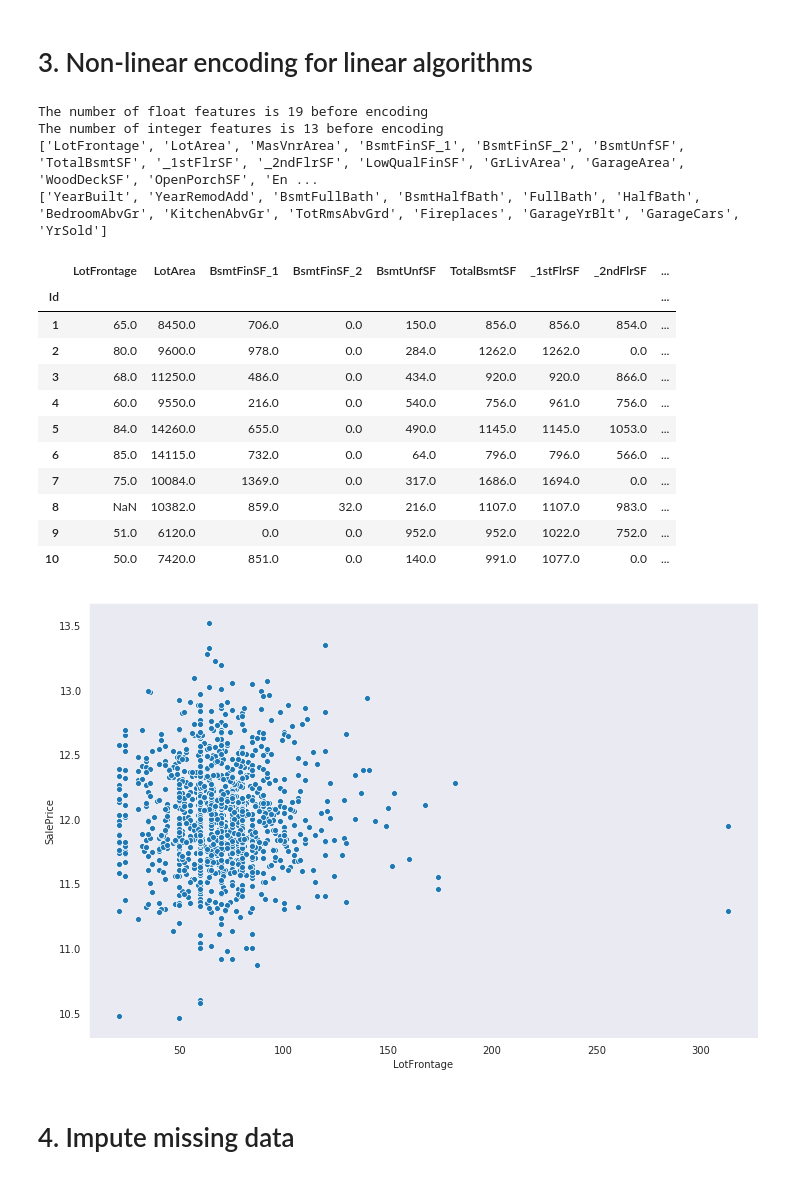
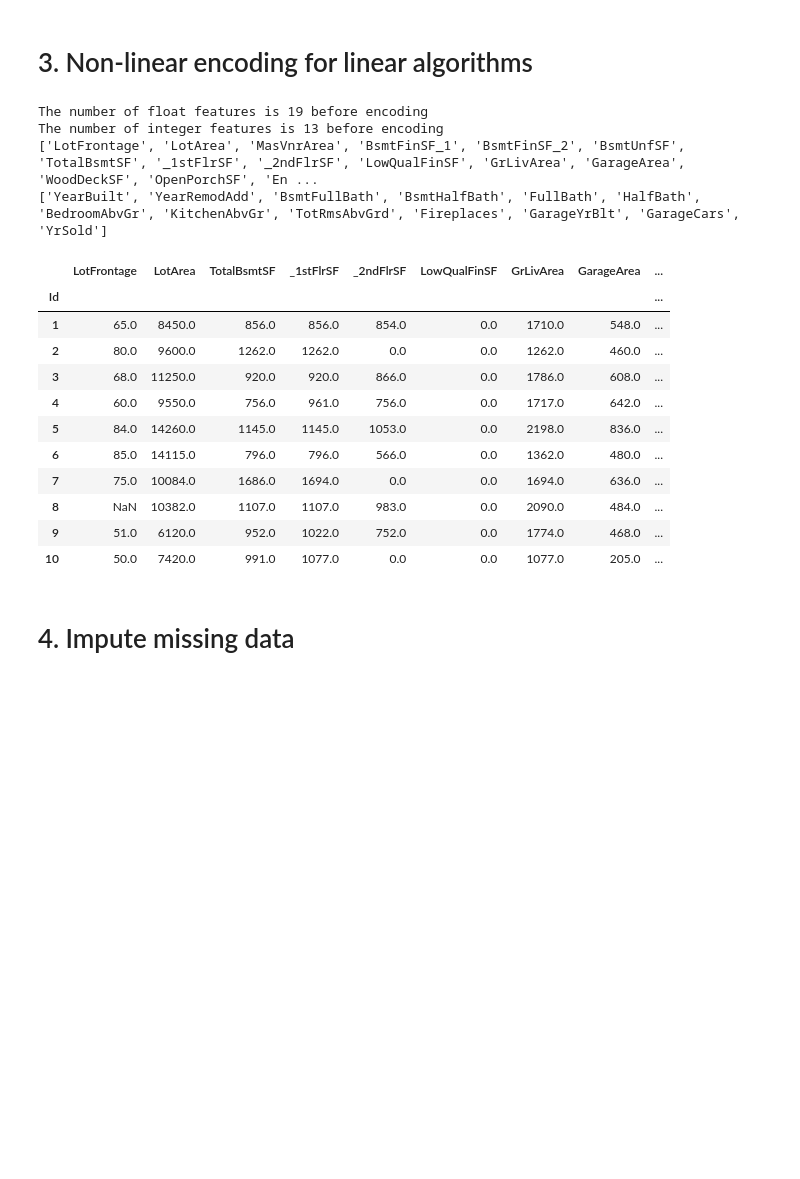
Before and after one commit to InterferencePattern/MST-housing-price-prediction, a Jupyter notebook: Scripts-James/1-FeatureEngineering_James.ipynb, the cells around one changed output. Drawn from its saved outputs; the diff is of its cells as text; code cells hidden in the pictures; blank space fills up the shorter version.

```diff
--- a/Scripts-James/1-FeatureEngineering_James.ipynb
+++ b/Scripts-James/1-FeatureEngineering_James.ipynb
@@ -292,17 +296,19 @@ print(intList)
 num_df = df[floatList + intList].copy()
 
 # LotFrontage does not have constant variance
-num_df.LotFrontage
 
 # MasVnrArea is messed up (lots of values of 0) and can probably be dropped,
 # since it probably correlates with other variables
 num_df.drop('MasVnrArea', axis = 1, inplace=True)
 
 # BsmtFinSF_1 also has lots of zeros when there's no basement. Maybe these can be separated?
+num_df.drop('BsmtFinSF_1', axis = 1, inplace=True)
 
 # BsmtFinSF_2 is unintelligible - consider deleting it
+num_df.drop('BsmtFinSF_2', axis = 1, inplace=True)
 
 # BsmtUnfSF is nonlinear
+num_df.drop("BsmtUnfSF", axis=1, inplace=True)
 
 # TotalBsmtSF looks to be linearly correlated though again, many have zeros and it's not a problem
 
@@ -317,10 +323,13 @@ num_df.drop('MasVnrArea', axis = 1, inplace=True)
 # GarageArea is essentially linear but has a bunch of zeros
 
 # WoodDeckSF is mildly linear but with tons of zeros
+num_df.drop('WoodDeckSF', axis=1, inplace=True)
 
 # OpenPorchSF is really nonlinear and many zeros, so maybe it should be dropped or boolean
+num_df.drop('OpenPorchSF', axis=1, inplace=True)
 
 # EnclosedPorch... Convert to boolean
+num_df.drop('EnclosedPorch', axis=1, inplace=True)
 
 # Definitely drop _3SsnPorch
 num_df.drop("_3SsnPorch", axis = 1, inplace=True)
@@ -339,50 +348,48 @@ num_df.drop("MiscVal", axis = 1, inplace=True)
 # YearRemodAdd is a very weak effect. Maybe useful but we should add a boolean for "wasRemodeled"
 
 # FullBath + BsmtFullBath + HalfBath + BsmtHalfBath is nicely linear
 num_df['FullBaths'] = num_df.FullBath + num_df.BsmtFullBath
 num_df['HalfBaths'] = num_df.HalfBath + num_df.BsmtHalfBath
 num_df.drop("FullBath", axis = 1, inplace=True)
 num_df.drop("BsmtFullBath", axis = 1, inplace=True)
 num_df.drop("HalfBath", axis = 1, inplace=True)
 num_df.drop("BsmtHalfBath", axis = 1, inplace=True)
 
 # BedroomAbvGr shockingly has a weird connection to price!
 
 # KitchenAbvGr has a strange negative correlation with price
 
 # TotRmsAbvGrd has a quadratic relationship with price
 
 # Fireplaces has a sqrt relationship with price
 
 # GarageYrBlt has an exponential relationship with price, but that probably has to do with year house was built
 
 # GarageCars has an exponential relationship with price as well
 
 # YrSold is shockingly uncorrelated with price, but I'd still be wary to leave it out.
+num_df.drop('YrSold', axis=1, inplace=True)
 
-plotFeature = df.LotFrontage
-sns.scatterplot(plotFeature, target_train.apply(np.log))
-# sns.boxplot(plotFeature, df.SalePrice)
-# sns.jointplot(plotFeature, df.SalePrice, kind='kde')
+# plotFeature = cat_df.MoSold
+# sns.scatterplot(plotFeature, target_train.apply(np.log))
 num_df.head(10)
 # %% [output]
 The number of float features is 19 before encoding
 The number of integer features is 13 before encoding
 ['LotFrontage', 'LotArea', 'MasVnrArea', 'BsmtFinSF_1', 'BsmtFinSF_2', 'BsmtUnfSF', 'TotalBsmtSF', '_1stFlrSF', '_2ndFlrSF', 'LowQualFinSF', 'GrLivArea', 'GarageArea', 'WoodDeckSF', 'OpenPorchSF', 'En ...
 ['YearBuilt', 'YearRemodAdd', 'BsmtFullBath', 'BsmtHalfBath', 'FullBath', 'HalfBath', 'BedroomAbvGr', 'KitchenAbvGr', 'TotRmsAbvGrd', 'Fireplaces', 'GarageYrBlt', 'GarageCars', 'YrSold']
-|  | LotFrontage | LotArea | BsmtFinSF_1 | BsmtFinSF_2 | BsmtUnfSF | TotalBsmtSF | _1stFlrSF | _2ndFlrSF | ... |
+|  | LotFrontage | LotArea | TotalBsmtSF | _1stFlrSF | _2ndFlrSF | LowQualFinSF | GrLivArea | GarageArea | ... |
 | Id |  |  |  |  |  |  |  |  | ... |
-| 1 | 65.0 | 8450.0 | 706.0 | 0.0 | 150.0 | 856.0 | 856.0 | 854.0 | ... |
-| 2 | 80.0 | 9600.0 | 978.0 | 0.0 | 284.0 | 1262.0 | 1262.0 | 0.0 | ... |
-| 3 | 68.0 | 11250.0 | 486.0 | 0.0 | 434.0 | 920.0 | 920.0 | 866.0 | ... |
-| 4 | 60.0 | 9550.0 | 216.0 | 0.0 | 540.0 | 756.0 | 961.0 | 756.0 | ... |
-| 5 | 84.0 | 14260.0 | 655.0 | 0.0 | 490.0 | 1145.0 | 1145.0 | 1053.0 | ... |
-| 6 | 85.0 | 14115.0 | 732.0 | 0.0 | 64.0 | 796.0 | 796.0 | 566.0 | ... |
-| 7 | 75.0 | 10084.0 | 1369.0 | 0.0 | 317.0 | 1686.0 | 1694.0 | 0.0 | ... |
-| 8 | NaN | 10382.0 | 859.0 | 32.0 | 216.0 | 1107.0 | 1107.0 | 983.0 | ... |
-| 9 | 51.0 | 6120.0 | 0.0 | 0.0 | 952.0 | 952.0 | 1022.0 | 752.0 | ... |
-| 10 | 50.0 | 7420.0 | 851.0 | 0.0 | 140.0 | 991.0 | 1077.0 | 0.0 | ... |
+| 1 | 65.0 | 8450.0 | 856.0 | 856.0 | 854.0 | 0.0 | 1710.0 | 548.0 | ... |
+| 2 | 80.0 | 9600.0 | 1262.0 | 1262.0 | 0.0 | 0.0 | 1262.0 | 460.0 | ... |
+| 3 | 68.0 | 11250.0 | 920.0 | 920.0 | 866.0 | 0.0 | 1786.0 | 608.0 | ... |
+| 4 | 60.0 | 9550.0 | 756.0 | 961.0 | 756.0 | 0.0 | 1717.0 | 642.0 | ... |
+| 5 | 84.0 | 14260.0 | 1145.0 | 1145.0 | 1053.0 | 0.0 | 2198.0 | 836.0 | ... |
+| 6 | 85.0 | 14115.0 | 796.0 | 796.0 | 566.0 | 0.0 | 1362.0 | 480.0 | ... |
+| 7 | 75.0 | 10084.0 | 1686.0 | 1694.0 | 0.0 | 0.0 | 1694.0 | 636.0 | ... |
+| 8 | NaN | 10382.0 | 1107.0 | 1107.0 | 983.0 | 0.0 | 2090.0 | 484.0 | ... |
+| 9 | 51.0 | 6120.0 | 952.0 | 1022.0 | 752.0 | 0.0 | 1774.0 | 468.0 | ... |
+| 10 | 50.0 | 7420.0 | 991.0 | 1077.0 | 0.0 | 0.0 | 1077.0 | 205.0 | ... |
-[figure, removed]
 # %% [markdown]
 # 4. Impute missing data
 # %%
```
Also changed, not shown: parts of 18 cells of this notebook, 1 other file.
